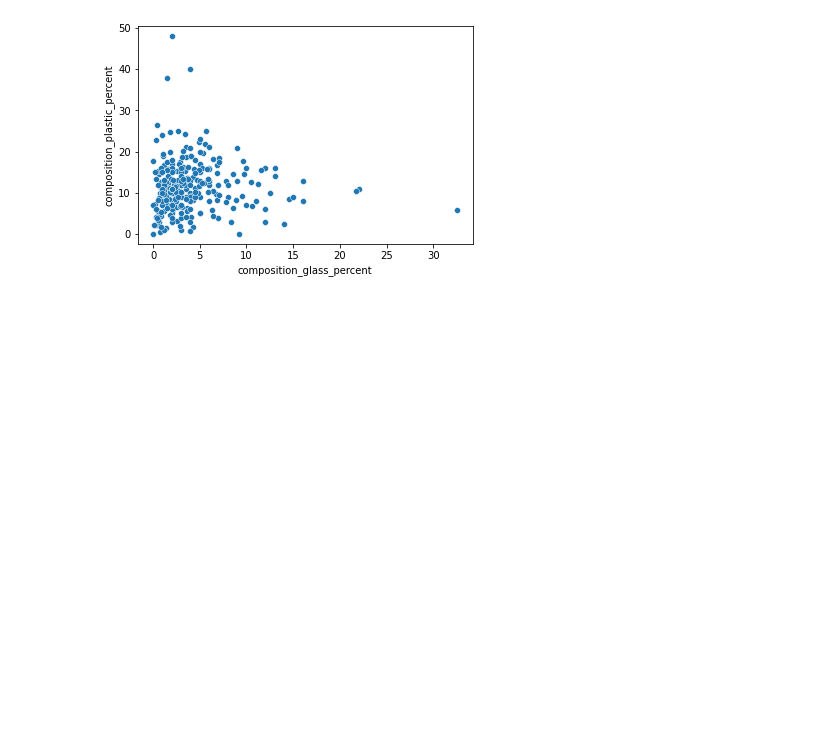
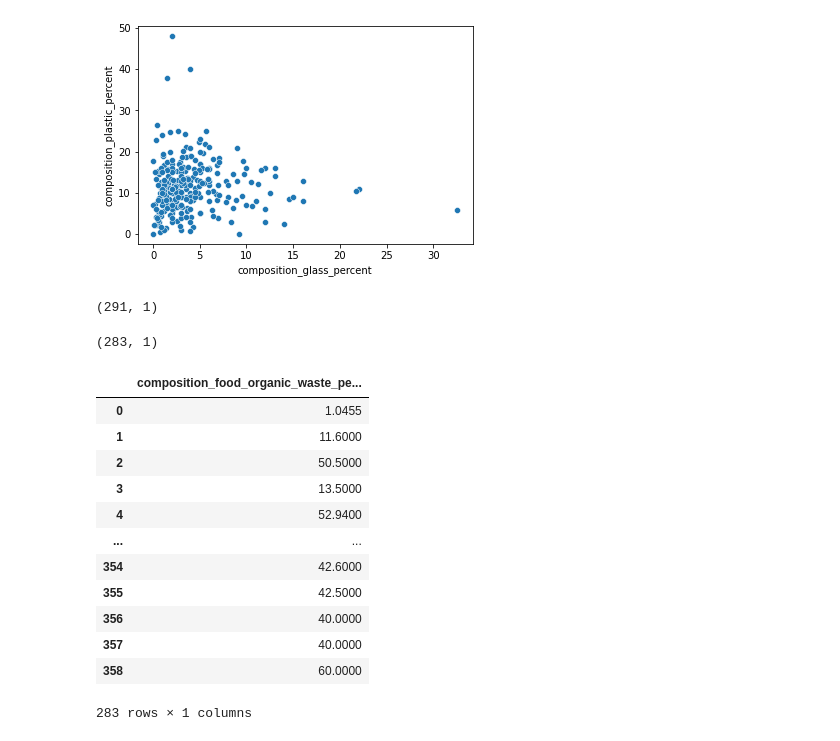
Before and after one commit to MissMwendwa/City-Trash-DataThon-Project, a Jupyter notebook: City Trash.ipynb, the cells around one changed output. Saved outputs shown, nothing was run; the diff lists cells and outputs as text; code cells hidden in the pictures; blank space fills up the shorter version.

Commit message:
City Trash Second Commits

```diff
--- a/City Trash.ipynb
+++ b/City Trash.ipynb
@@ -119,3 +119,39 @@ sns.scatterplot(data=inorganic, x="composition_glass_percent", y="composition_pl
 # %% [output]
 <AxesSubplot:xlabel='composition_glass_percent', ylabel='composition_plastic_percent'>
 [figure]
+# %%
+# creating the classifier model
+#Based on the findings we have, the data will be categorised into two. Decomposers and Recycling data
+
+organic1 = pd.DataFrame(dataframe_trash, columns=['composition_food_organic_waste_percent'])
+organic2 = pd.DataFrame(dataframe_trash, columns=['composition_plastic_percent'])
+
+# Delete the NAN values for the model to work
+organic_1 = organic1.dropna()
+organic_2 = organic2.dropna()
+# %%
+organic_1.shape
+# %% [output]
+(291, 1)
+# %%
+organic_2.shape
+# %% [output]
+(283, 1)
+# %%
+organic_3 = organic_1.iloc[0:283, :]
+
+organic_3
+# %% [output]
+|  | composition_food_organic_waste_pe... |
+| 0 | 1.0455 |
+| 1 | 11.6000 |
+| 2 | 50.5000 |
+| 3 | 13.5000 |
+| 4 | 52.9400 |
+| ... | ... |
+| 354 | 42.6000 |
+| 355 | 42.5000 |
+| 356 | 40.0000 |
+| 357 | 40.0000 |
+| 358 | 60.0000 |
+283 rows × 1 columns
```
Also changed, not shown: parts of 19 cells of this notebook, 3 other files.
